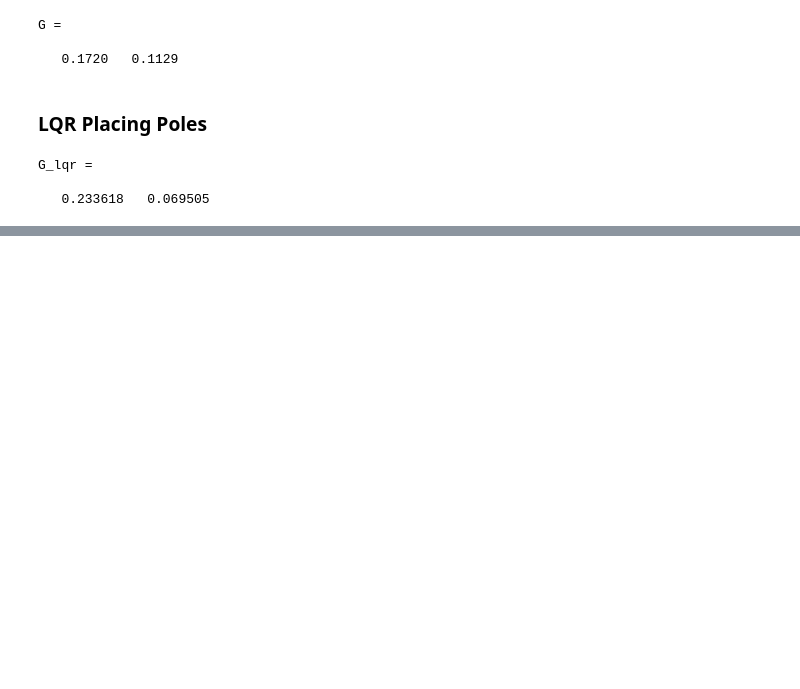
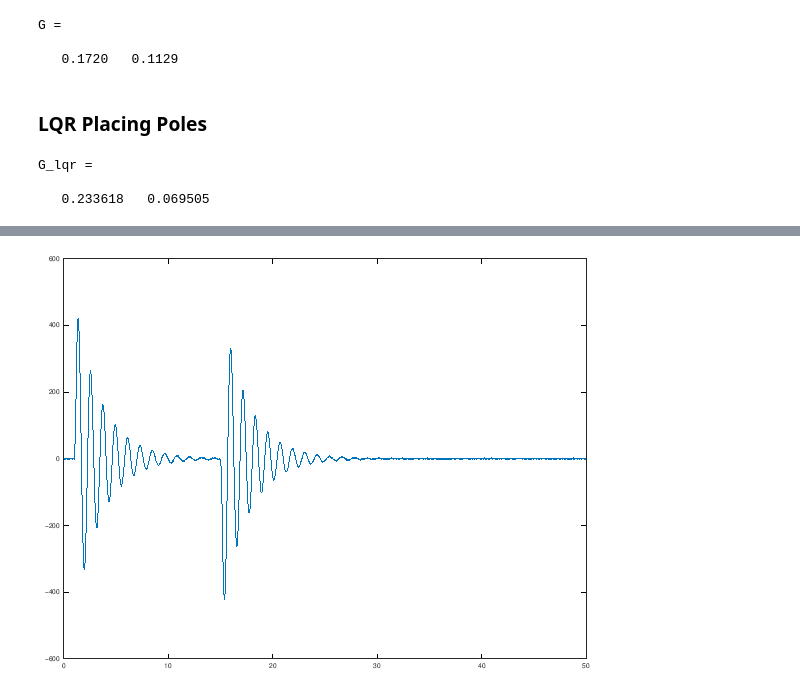
Before and after one commit to matthartpi/Hovercopter, a Jupyter notebook: Hovercopter - General/HangingDown/HoverCopterHanging-Copy3.ipynb, the cells around one changed output, grey strips where cells are left out. Saved outputs shown, nothing was run; the diff lists cells and outputs as text; code cells hidden in the pictures; blank space fills up the shorter version.

```diff
--- a/Hovercopter - General/HangingDown/HoverCopterHanging-Copy3.ipynb
+++ b/Hovercopter - General/HangingDown/HoverCopterHanging-Copy3.ipynb
@@ -273,3 +275,15 @@ G_lqr = lqr(A, B, Q, R)
 G_lqr =
 
    0.233618   0.069505
+# %%
+
+%D = zeros(size(C,1),size(B,2))
+Vd = .1*eye(2);
+Vn = 1;
+Bf = [B Vd 0*B]
+C = [1 0]
+[kf,p,e] = lqe(A,Vd,C,Vd,Vn)
+kf = (lqr(A',C',Vd,Vn))';
+sysC = ss(A,Bf,C,[0 0 0 Vn])
+sysFull = ss(A,Bf,eye(2),zeros(2,size(Bf,2)))
+sysKF = ss(A-kf*C,[B kf],eye(2),0*[B kf])
@@ -275,0 +308,16 @@ G_lqr =
+# %%
+
+dt = .01;
+t = dt:dt:50;
+%tr = [t;t;t];
+uDIST = randn(2,size(t,2));
+uNOISE = randn(size(t));
+u=0*t;
+u(100:120) = 100;
+u(1500:1520) = -100;
+uAUG = [u; Vd*Vd*uDIST;uNOISE]';
+
+[y,lkj,x] = lsim(sysC,uAUG,t);
+plot(lkj,y)
+# %% [output]
+[figure, added]
```
Also changed, not shown: parts of 2 cells of this notebook.
